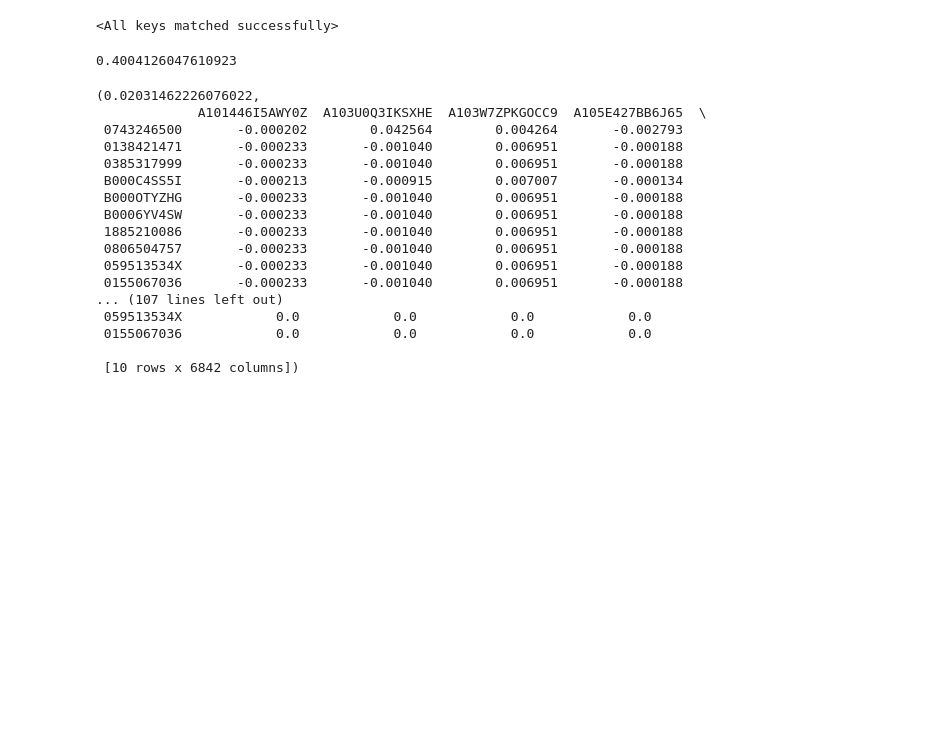
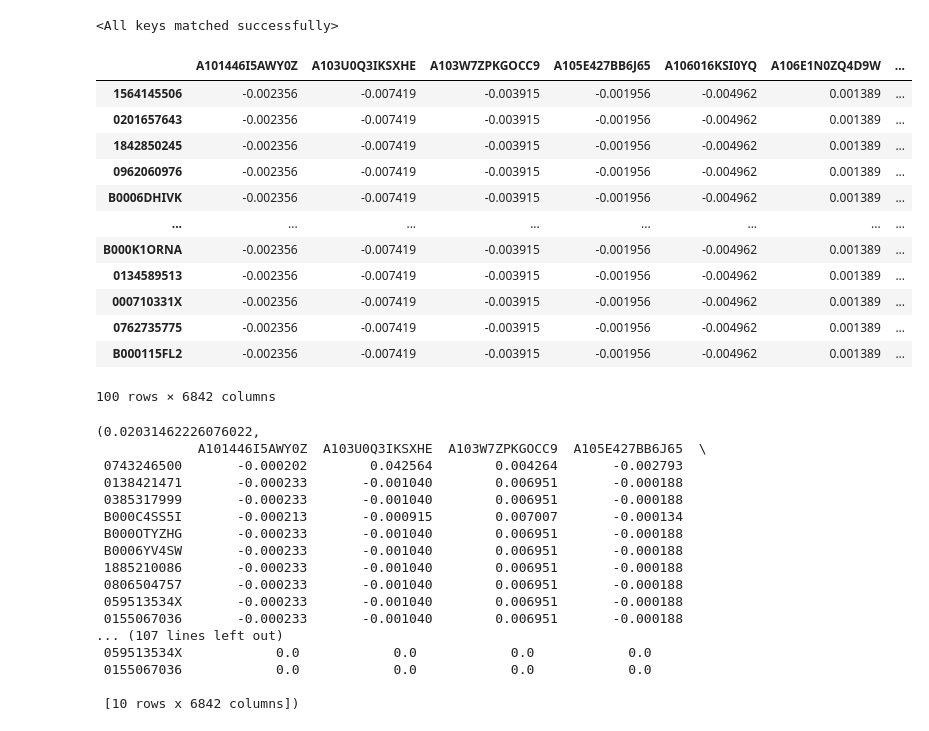
Before and after one commit to jinks145/pj_fireteam-108c, a Jupyter notebook: autoencoder.ipynb, the cells around one changed output. Drawn from its saved outputs; the diff is of its cells as text; code cells hidden in the pictures; blank space fills up the shorter version.

```diff
--- a/autoencoder.ipynb
+++ b/autoencoder.ipynb
@@ -612,9 +612,21 @@ model.load_state_dict(torch.load('sparse_amazon_model_weights.pt'))
 sample = user_ratings.sample(100)
 res = test_sample_model(model, sample, device)
 # %%
-res[0]
+res[1]
 # %% [output]
+|  | A101446I5AWY0Z | A103U0Q3IKSXHE | A103W7ZPKGOCC9 | A105E427BB6J65 | A106016KSI0YQ | A106E1N0ZQ4D9W | ... |
+| 1564145506 | -0.002356 | -0.007419 | -0.003915 | -0.001956 | -0.004962 | 0.001389 | ... |
+| 0201657643 | -0.002356 | -0.007419 | -0.003915 | -0.001956 | -0.004962 | 0.001389 | ... |
+| 1842850245 | -0.002356 | -0.007419 | -0.003915 | -0.001956 | -0.004962 | 0.001389 | ... |
+| 0962060976 | -0.002356 | -0.007419 | -0.003915 | -0.001956 | -0.004962 | 0.001389 | ... |
+| B0006DHIVK | -0.002356 | -0.007419 | -0.003915 | -0.001956 | -0.004962 | 0.001389 | ... |
+| ... | ... | ... | ... | ... | ... | ... | ... |
+| B000K1ORNA | -0.002356 | -0.007419 | -0.003915 | -0.001956 | -0.004962 | 0.001389 | ... |
+| 0134589513 | -0.002356 | -0.007419 | -0.003915 | -0.001956 | -0.004962 | 0.001389 | ... |
+| 000710331X | -0.002356 | -0.007419 | -0.003915 | -0.001956 | -0.004962 | 0.001389 | ... |
+| 0762735775 | -0.002356 | -0.007419 | -0.003915 | -0.001956 | -0.004962 | 0.001389 | ... |
+| B000115FL2 | -0.002356 | -0.007419 | -0.003915 | -0.001956 | -0.004962 | 0.001389 | ... |
-0.4004126047610923
+100 rows × 6842 columns
 # %%
 bottleneck_results[4]
 # %% [output]
```
Also changed, not shown: 1 other file.
